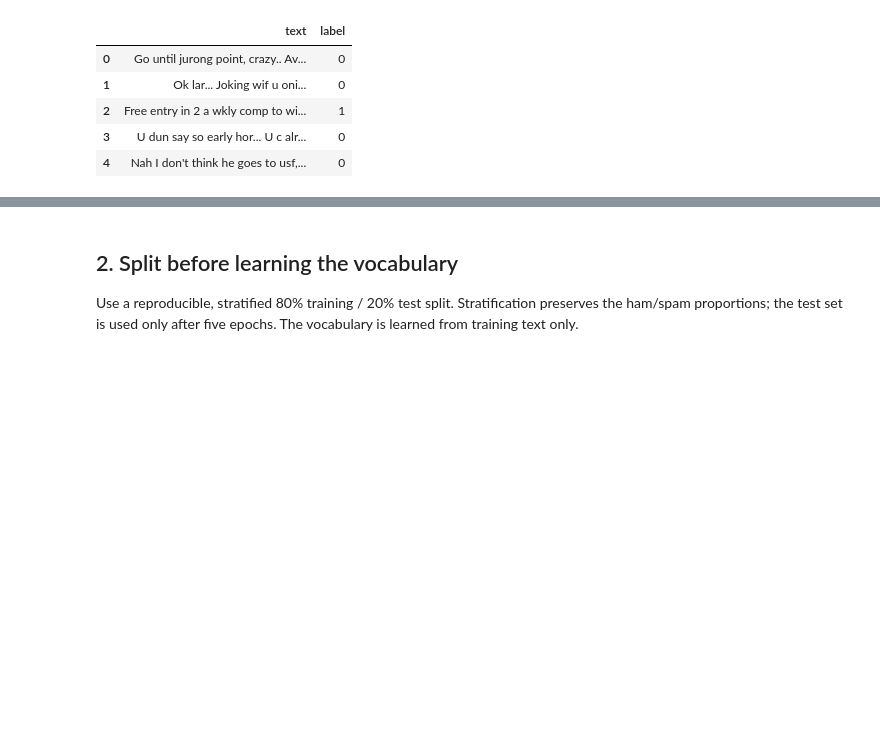
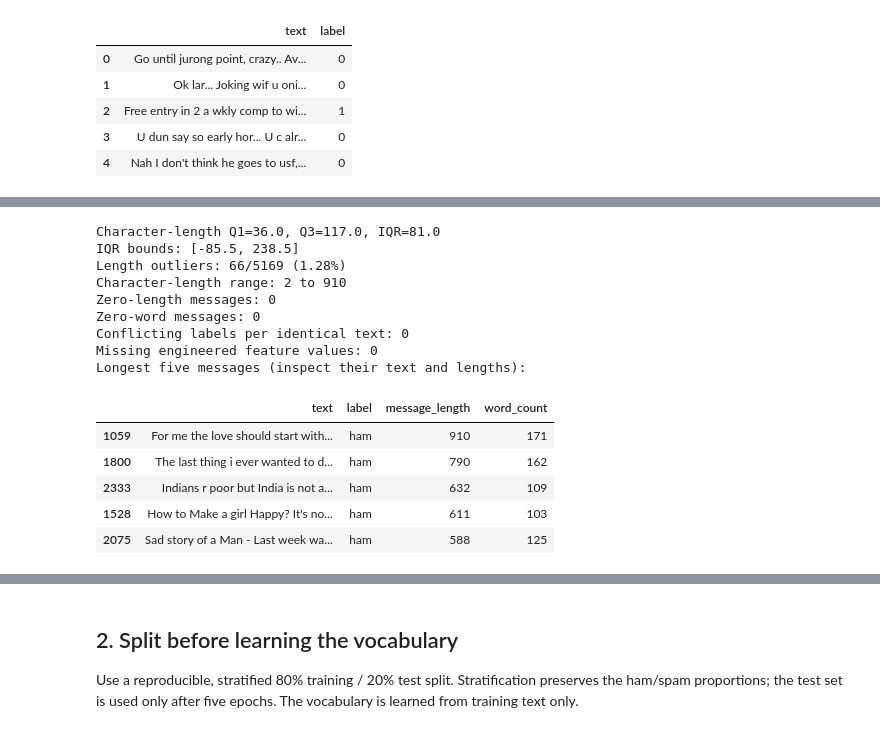
Before and after one commit to Bhanupriyacn/dev-week2-sms-text-classification, a Jupyter notebook: simple-rnn/Simple_RNN_SMS_Text_Classification_SUBMIT.ipynb, the cells around one changed output, grey strips where cells are left out. Saved outputs shown, nothing was run; the diff lists cells and outputs as text; code cells hidden in the pictures; blank space fills up the shorter version.

Commit message:
Add Day-1 inspection, anomaly analysis, EDA charts, features and insights

```diff
--- a/simple-rnn/Simple_RNN_SMS_Text_Classification_SUBMIT.ipynb
+++ b/simple-rnn/Simple_RNN_SMS_Text_Classification_SUBMIT.ipynb
@@ -93,0 +254,34 @@ Name: count, dtype: int64
+# %%
+q1, q3 = eda_df["message_length"].quantile([0.25, 0.75])
+iqr = q3 - q1
+lower_bound = q1 - 1.5 * iqr
+upper_bound = q3 + 1.5 * iqr
+length_outlier_mask = ~eda_df["message_length"].between(lower_bound, upper_bound)
+outlier_count = int(length_outlier_mask.sum())
+print(f"Character-length Q1={q1:.1f}, Q3={q3:.1f}, IQR={iqr:.1f}")
+print(f"IQR bounds: [{lower_bound:.1f}, {upper_bound:.1f}]")
+print(f"Length outliers: {outlier_count}/{len(eda_df)} ({outlier_count / len(eda_df):.2%})")
+print("Character-length range:", eda_df["message_length"].min(), "to", eda_df["message_length"].max())
+print("Zero-length messages:", int(eda_df["message_length"].eq(0).sum()))
+print("Zero-word messages:", int(eda_df["word_count"].eq(0).sum()))
+print("Conflicting labels per identical text:", int(eda_df.groupby("text")["label"].nunique().gt(1).sum()))
+print("Missing engineered feature values:", int(eda_df[feature_columns].isna().sum().sum()))
+print("Longest five messages (inspect their text and lengths):")
+with pd.option_context("display.max_colwidth", 1000):
+    display(eda_df.nlargest(5, "message_length")[["text", "label", "message_length", "word_count"]])
+# %% [output]
+Character-length Q1=36.0, Q3=117.0, IQR=81.0
+IQR bounds: [-85.5, 238.5]
+Length outliers: 66/5169 (1.28%)
+Character-length range: 2 to 910
+Zero-length messages: 0
+Zero-word messages: 0
+Conflicting labels per identical text: 0
+Missing engineered feature values: 0
+Longest five messages (inspect their text and lengths):
+|  | text | label | message_length | word_count |
+| 1059 | For me the love should start with... | ham | 910 | 171 |
+| 1800 | The last thing i ever wanted to d... | ham | 790 | 162 |
+| 2333 | Indians r poor but India is not a... | ham | 632 | 109 |
+| 1528 | How to Make a girl Happy? It's no... | ham | 611 | 103 |
+| 2075 | Sad story of a Man - Last week wa... | ham | 588 | 125 |
```
Also changed, not shown: parts of 14 cells of this notebook.
